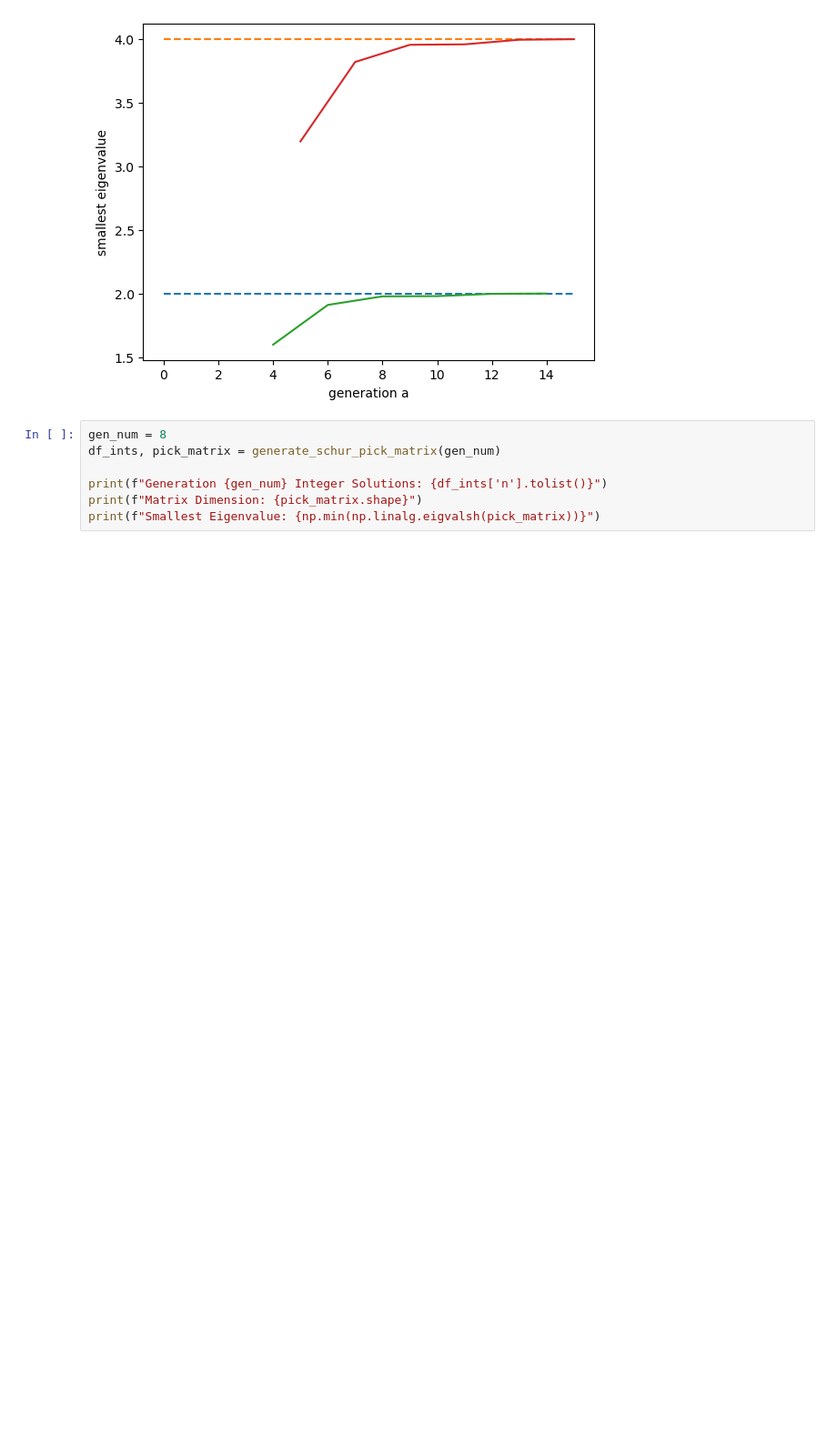
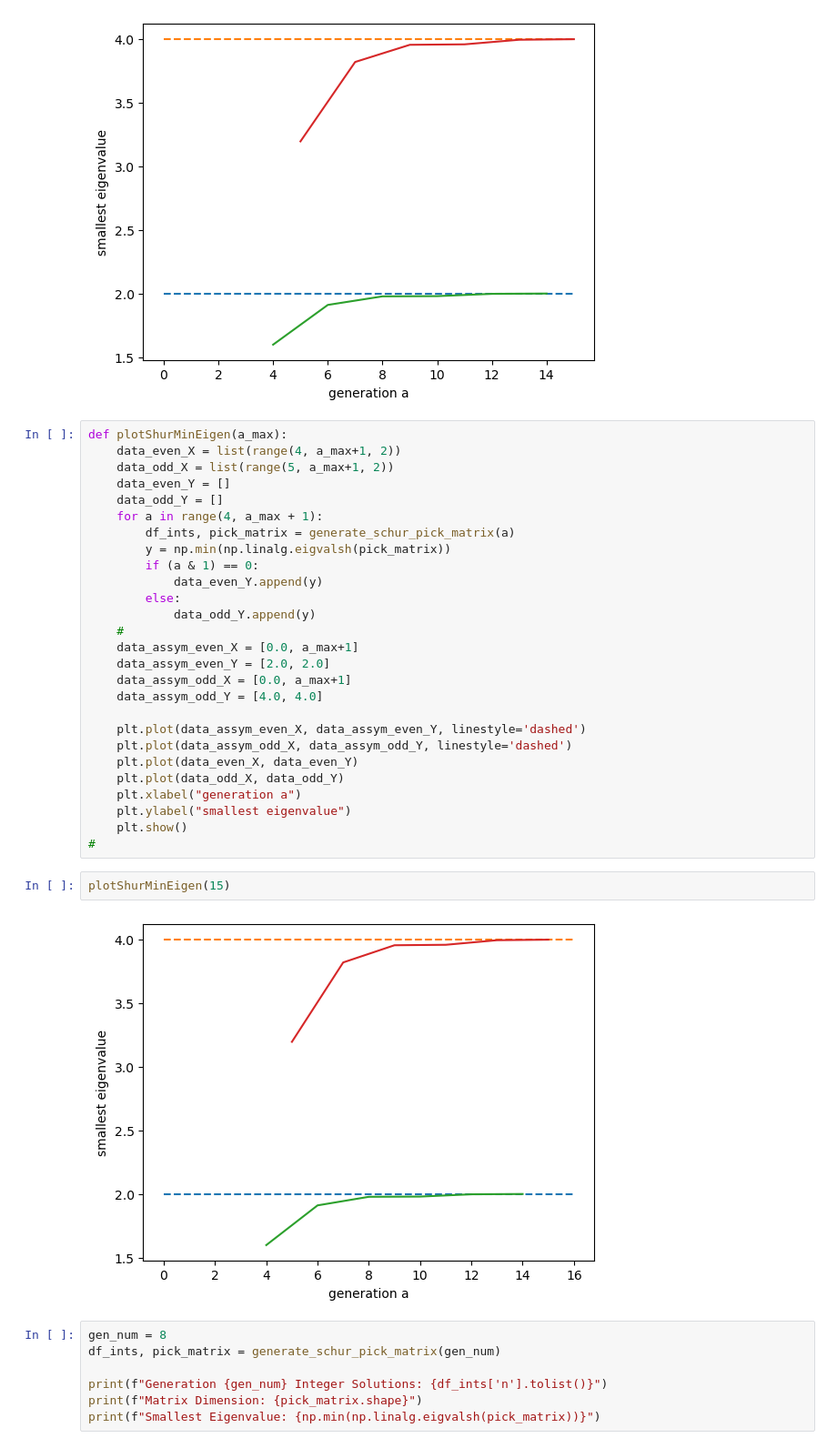
Before and after one commit to acybppres/Lothar, a Jupyter notebook: Collatz/PickMatrix.ipynb, the cells around one changed output. Shown at 91% size. Saved outputs shown, nothing was run; the diff lists cells and outputs as text; blank space fills up the shorter version.

```diff
--- a/Collatz/PickMatrix.ipynb
+++ b/Collatz/PickMatrix.ipynb
@@ -529,6 +529,37 @@ plt.ylabel("smallest eigenvalue")
 plt.show()
 # %% [output]
 [figure]
+# %%
+def plotShurMinEigen(a_max):
+    data_even_X = list(range(4, a_max+1, 2))
+    data_odd_X = list(range(5, a_max+1, 2))
+    data_even_Y = []
+    data_odd_Y = []
+    for a in range(4, a_max + 1):
+        df_ints, pick_matrix = generate_schur_pick_matrix(a)
+        y = np.min(np.linalg.eigvalsh(pick_matrix))
+        if (a & 1) == 0:
+            data_even_Y.append(y)
+        else:
+            data_odd_Y.append(y)
+    #
+    data_assym_even_X = [0.0, a_max+1]
+    data_assym_even_Y = [2.0, 2.0]
+    data_assym_odd_X = [0.0, a_max+1]
+    data_assym_odd_Y = [4.0, 4.0]
+
+    plt.plot(data_assym_even_X, data_assym_even_Y, linestyle='dashed')
+    plt.plot(data_assym_odd_X, data_assym_odd_Y, linestyle='dashed')
+    plt.plot(data_even_X, data_even_Y)
+    plt.plot(data_odd_X, data_odd_Y)
+    plt.xlabel("generation a")
+    plt.ylabel("smallest eigenvalue")
+    plt.show()
+#
+# %%
+plotShurMinEigen(15)
+# %% [output]
+[figure, added]
 # %%
 gen_num = 8
 df_ints, pick_matrix = generate_schur_pick_matrix(gen_num)
```
Also changed, not shown: 8 other files.
